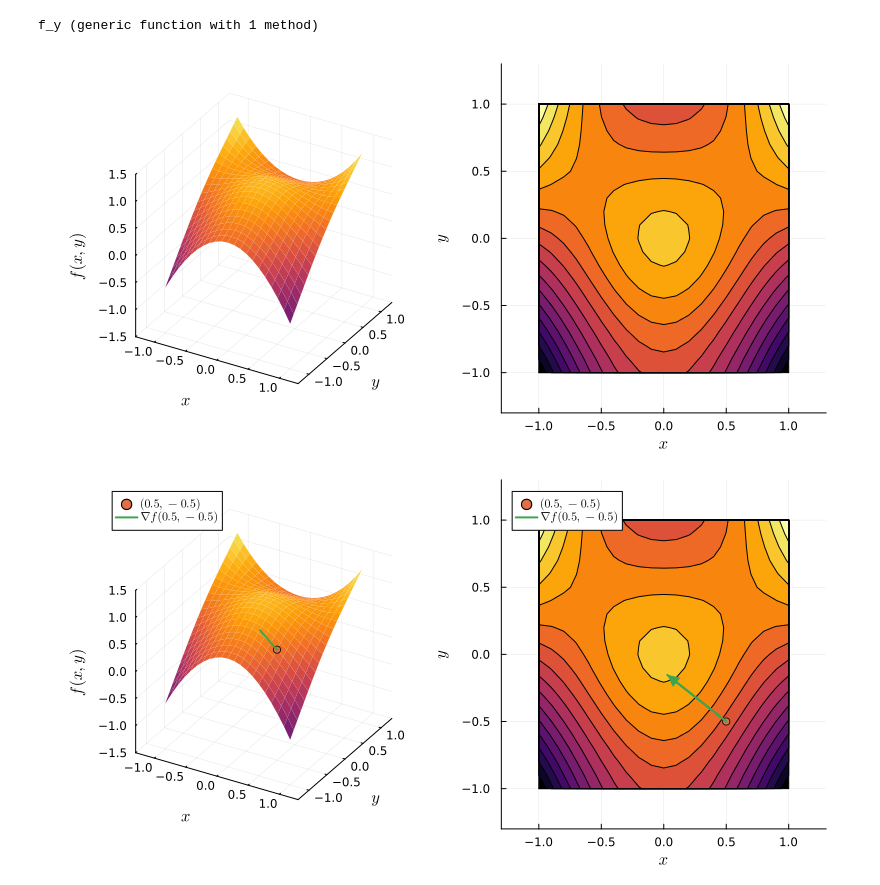
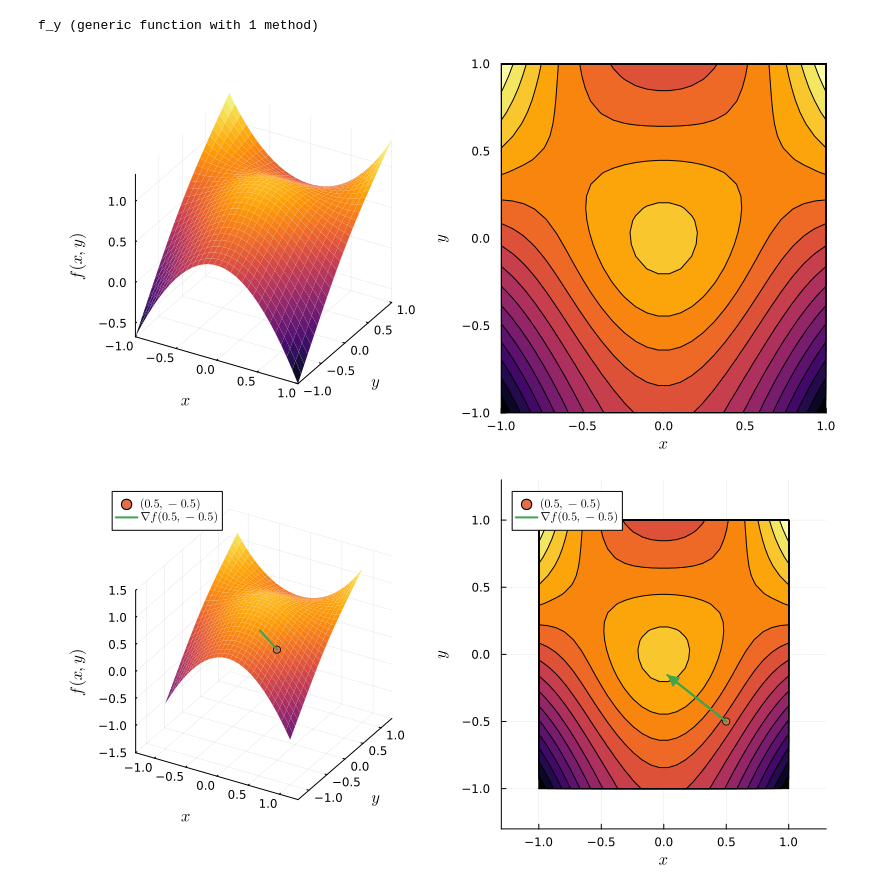
Before and after one commit to abap34/juliatokyo11, a Jupyter notebook: src/intro.ipynb, the cells around one changed output. Saved outputs shown, nothing was run; the diff lists cells and outputs as text; code cells hidden in the pictures.

```diff
--- a/src/intro.ipynb
+++ b/src/intro.ipynb
@@ -8,23 +9,32 @@ f_y(x, y) = x^2 - 2y/(x^2 + y^2 + 1)^2
 # %% [output]
 f_y (generic function with 1 method)
 # %%
-x = -1:0.1:1
-y = -1:0.1:1
+min_x = -1
+max_x = 1
+
+min_y = -1
+max_y = 1
+
+x = range(min_x, max_x, length=30)
+y = range(min_y, max_y, length=30)
+
+p1 = surface(x, y, f, cbar=false, alpha=0.98)
+p2 = contour(x, y, f, fill=true, cbar=false)
 
 
 plot(
-    surface(x, y, f, cbar=false, alpha=0.98),
-    contour(x, y, f, fill=true, cbar=false),
+    p1,
+    p2,
     layout=(1,2), size=(800, 400), legend=false,
-    xlims=(-1.3,1.3), ylims=(-1.3,1.3), zlims=(-1.5,1.5),
+    xlims=(min_x, max_x), ylims=(min_y, max_y),
     camera=(30, 30), xlabel=L"x", ylabel=L"y", zlabel=L"f(x,y)",
 )
 
 
 
 # savefig("../img/f0.png")
 # %% [output]
-[figure, old version]
+[figure, new version]
 # %%
 p1 = surface(x, y, f, cbar=false, alpha=0.98)
 
```
Also changed, not shown: parts of 9 cells of this notebook.
